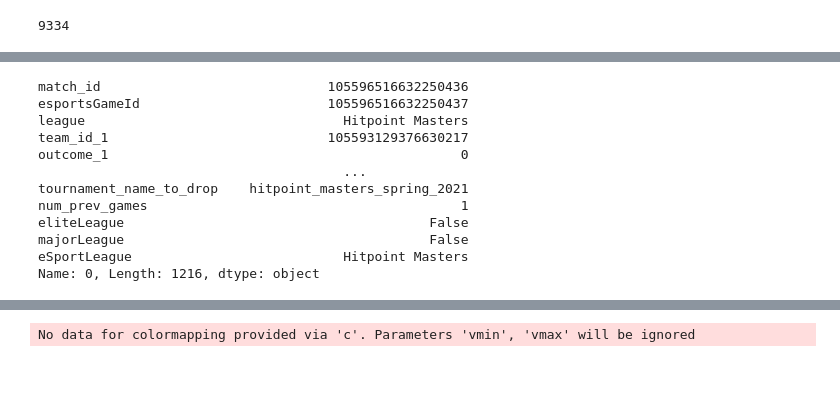
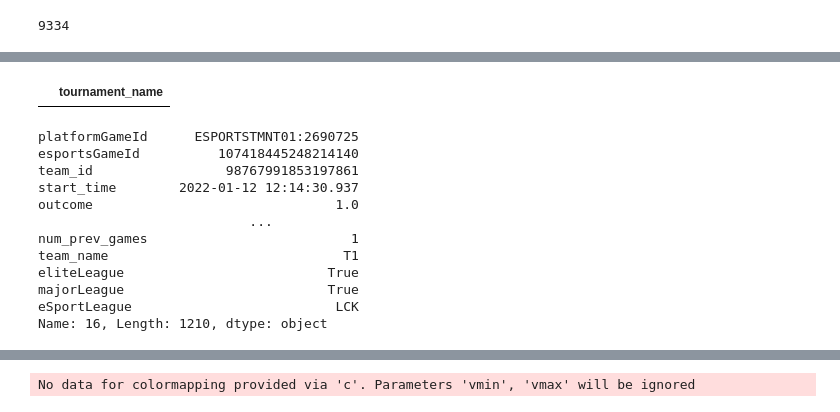
Before and after one commit to brjhsu/LeagueRankings, a Jupyter notebook: Tournaments Aggregation catDiff.ipynb, the cells around one changed output, grey strips where cells are left out. Saved outputs shown, nothing was run; the diff lists cells and outputs as text; code cells hidden in the pictures; blank space fills up the shorter version.

```diff
--- a/Tournaments Aggregation catDiff.ipynb
+++ b/Tournaments Aggregation catDiff.ipynb
@@ -135,6 +226,10 @@ for team_id, league_indicator in league_indicator_dict.items():
 processed_game_data['eliteLeague'] = (processed_game_data['League_LPL'] == 1) | (processed_game_data['League_LCK'] == 1)
 processed_game_data['majorLeague'] = (processed_game_data['League_LPL'] == 1) | (processed_game_data['League_LCK'] == 1) | \
                                      (processed_game_data['League_LCS'] == 1) | (processed_game_data['League_LEC'] == 1)
+# %%
+processed_game_data[np.sum(processed_game_data[league_indicators], axis=1) > 1][['tournament_name']]
+# %% [output]
+|  | tournament_name |
 # %%
 # Check that the one-hot encoding worked correctly
 if (np.sum(processed_game_data[league_indicators], axis=1) == 1).all():
@@ -170,21 +265,21 @@ team_2_data = valid_games.merge(processed_game_data, how='inner',
                                     left_on=['esportsGameId', 'team_id_2'],
                                     right_on=['esportsGameId', 'team_id'],
                                     suffixes=['_to_drop','_to_drop'])
-# %%
-team_1_data.iloc[0]
-# %% [output]
-match_id                             105596516632250436
-esportsGameId                        105596516632250437
-league                                 Hitpoint Masters
-team_id_1                            105593129376630217
-outcome_1                                             0
-                                       ...
-tournament_name_to_drop    hitpoint_masters_spring_2021
-num_prev_games                                        1
-eliteLeague                                       False
-majorLeague                                       False
-eSportLeague                           Hitpoint Masters
-Name: 0, Length: 1216, dtype: object
+# %%
+processed_game_data.iloc[0]
+# %% [output]
+platformGameId      ESPORTSTMNT01:2690725
+esportsGameId          107418445248214140
+team_id                 98767991853197861
+start_time        2022-01-12 12:14:30.937
+outcome                               1.0
+                           ...
+num_prev_games                          1
+team_name                              T1
+eliteLeague                          True
+majorLeague                          True
+eSportLeague                          LCK
+Name: 16, Length: 1210, dtype: object
 # %%
 # Calculate the difference between the two teams for esportsGameId and for each feature
 check_esportsGameId = np.all(team_1_data['esportsGameId'] == team_2_data['esportsGameId'])
```
Also changed, not shown: parts of 22 cells of this notebook, 6 other files.
